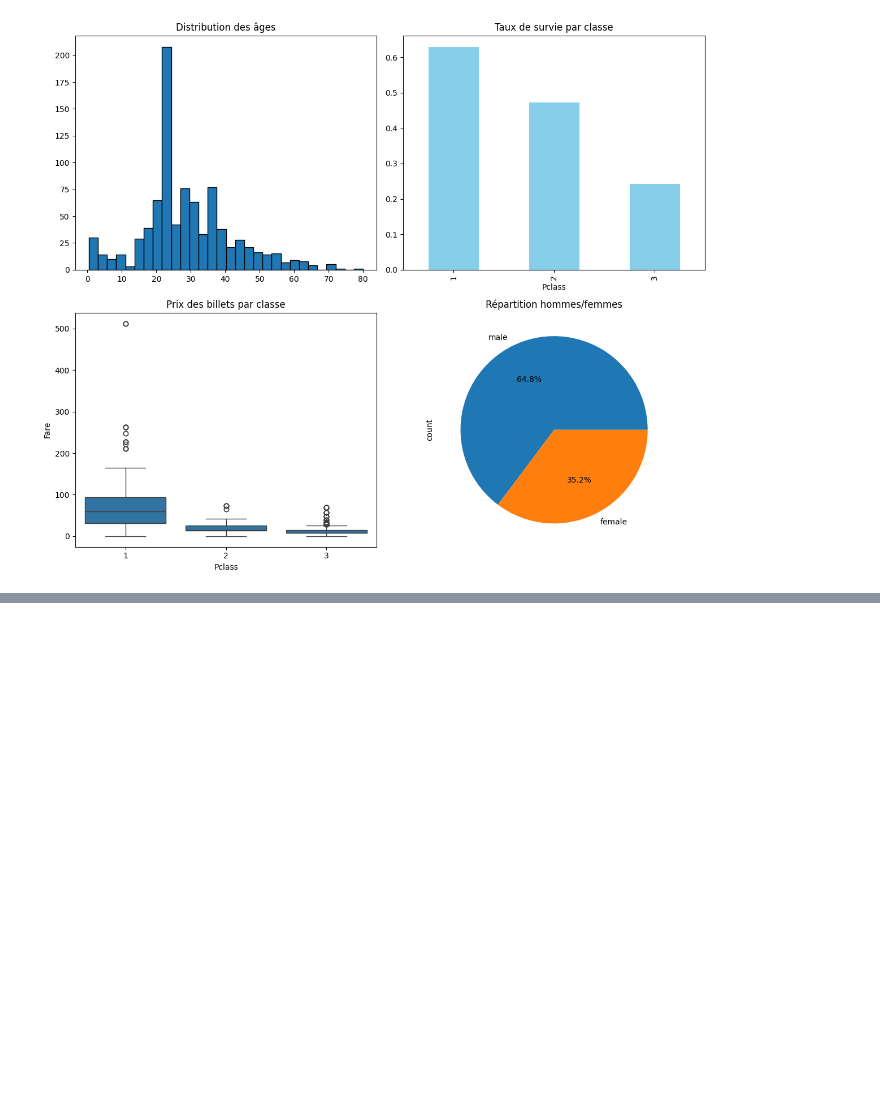
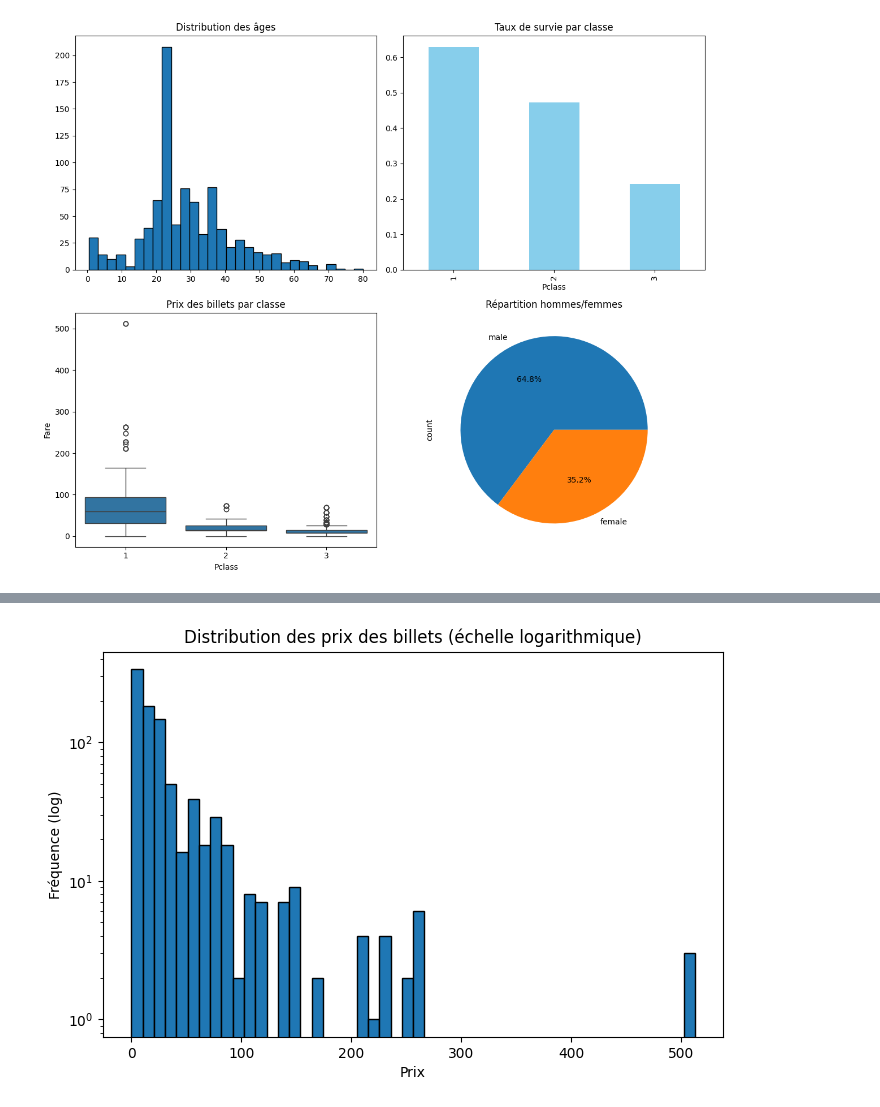
Before and after one commit to souhaylelhammadi/analytique-des-donn-es-et-informatique-d-cisionnelle, a Jupyter notebook: Untitled1.ipynb, the cells around one changed output, grey strips where cells are left out. Cells and saved outputs as stored; diff of their text form; code cells hidden in the pictures; blank space fills up the shorter version.

```diff
--- a/Untitled1.ipynb
+++ b/Untitled1.ipynb
@@ -174,0 +201,10 @@ plt.show()
+# %%
+#12Échelles logarithmiques : Visualisez la distribution des prix des billets avec une échelle logarithmique.
+plt.figure(figsize=(8, 5))
+plt.hist(df['Fare'], bins=50, edgecolor='black', log=True)
+plt.title('Distribution des prix des billets (échelle logarithmique)')
+plt.xlabel('Prix')
+plt.ylabel('Fréquence (log)')
+plt.show()
+# %% [output]
+[figure, added]
```
Also changed, not shown: parts of 14 cells of this notebook.
